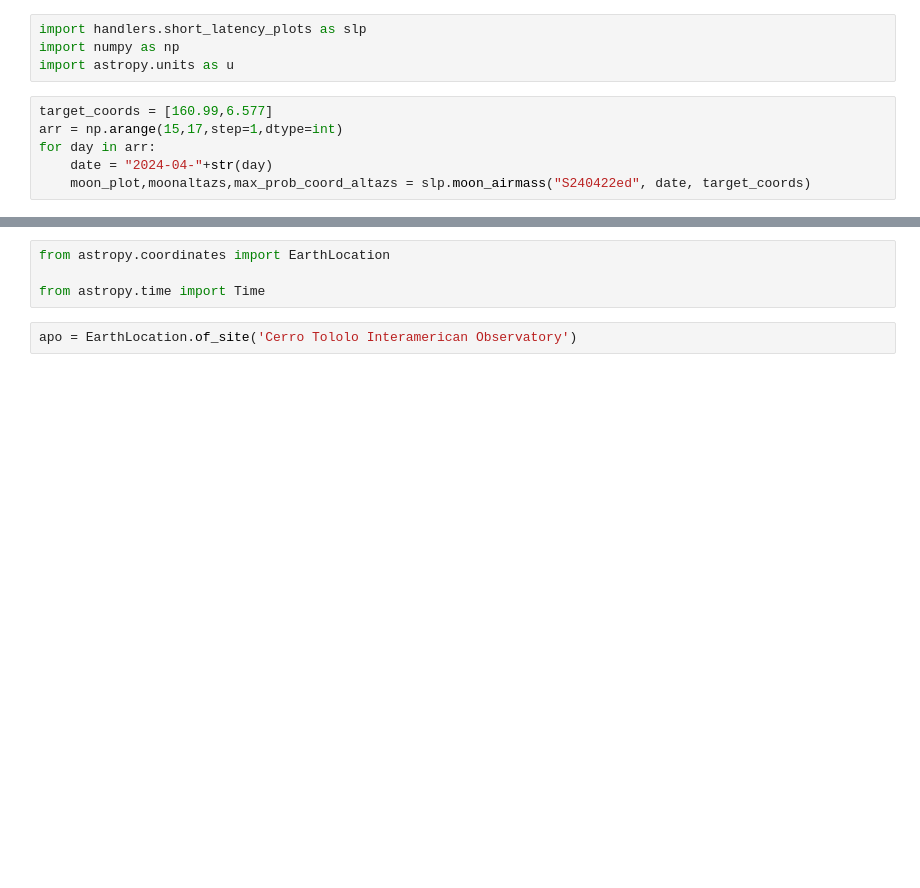
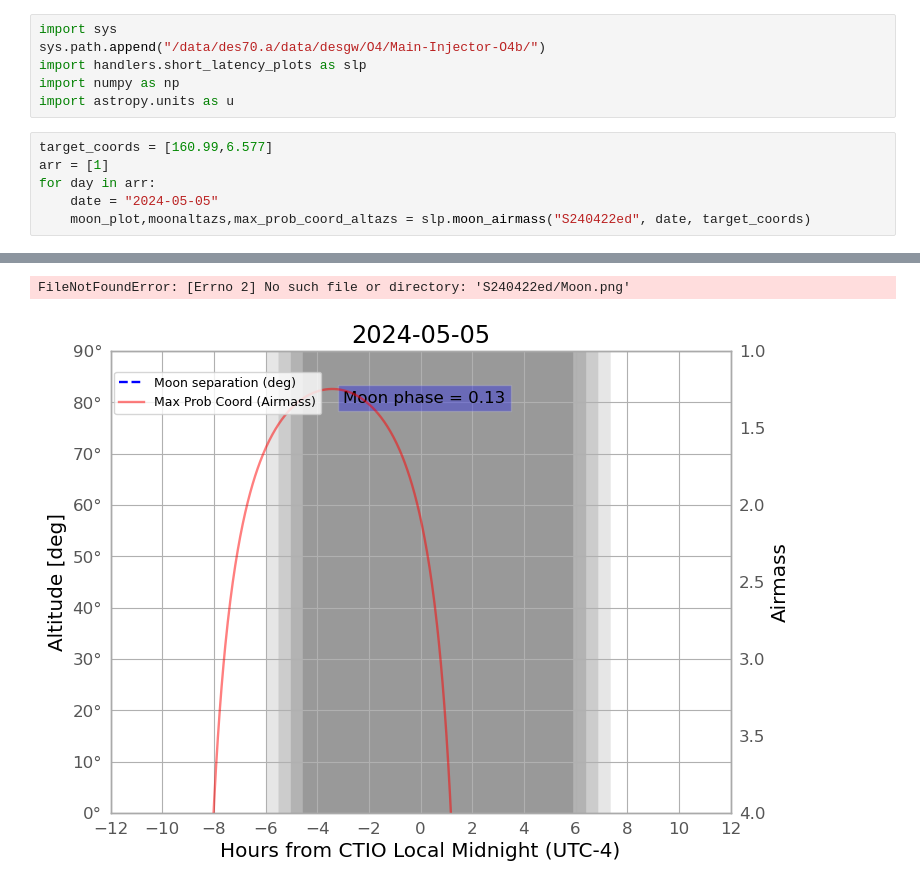
Before and after one commit to SSantosLab/Main-Injector, a Jupyter notebook: utils/MoonPlotMaker.ipynb, the cells around one changed output, grey strips where cells are left out. Drawn from its saved outputs; the diff is of its cells as text; blank space fills up the shorter version.

```diff
--- a/utils/MoonPlotMaker.ipynb
+++ b/utils/MoonPlotMaker.ipynb
@@ -1,11 +1,13 @@
 # %%
+import sys
+sys.path.append("/data/des70.a/data/desgw/O4/Main-Injector-O4b/")
 import handlers.short_latency_plots as slp
 import numpy as np
 import astropy.units as u
 # %%
 target_coords = [160.99,6.577]
-arr = np.arange(15,17,step=1,dtype=int)
+arr = [1]
 for day in arr:
-    date = "2024-04-"+str(day)
+    date = "2024-05-05"
     moon_plot,moonaltazs,max_prob_coord_altazs = slp.moon_airmass("S240422ed", date, target_coords)
 # %% [output]
@@ -18,6 +17,2 @@ for day in arr:
+FileNotFoundError: [Errno 2] No such file or directory: 'S240422ed/Moon.png'
+[figure, added]
-# %%
-from astropy.coordinates import EarthLocation
-
-from astropy.time import Time
-# %%
-apo = EarthLocation.of_site('Cerro Tololo Interamerican Observatory')
```
Also changed, not shown: parts of 2 cells of this notebook.
